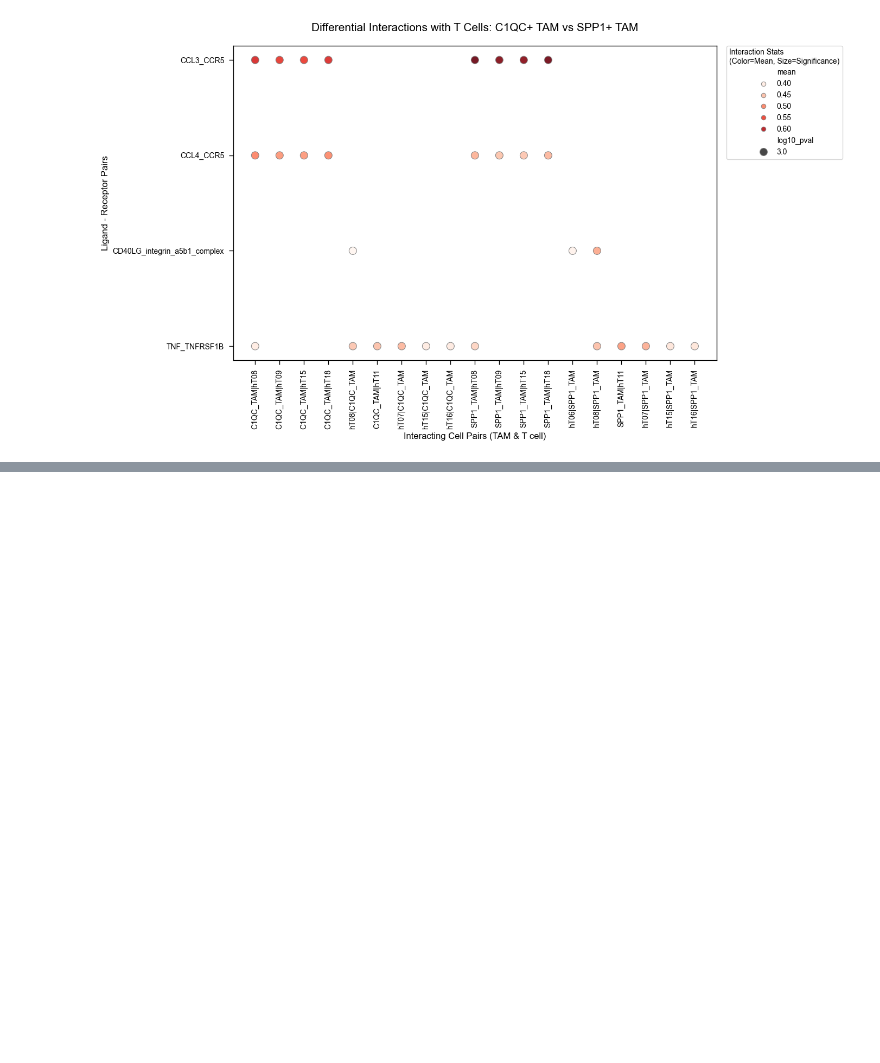
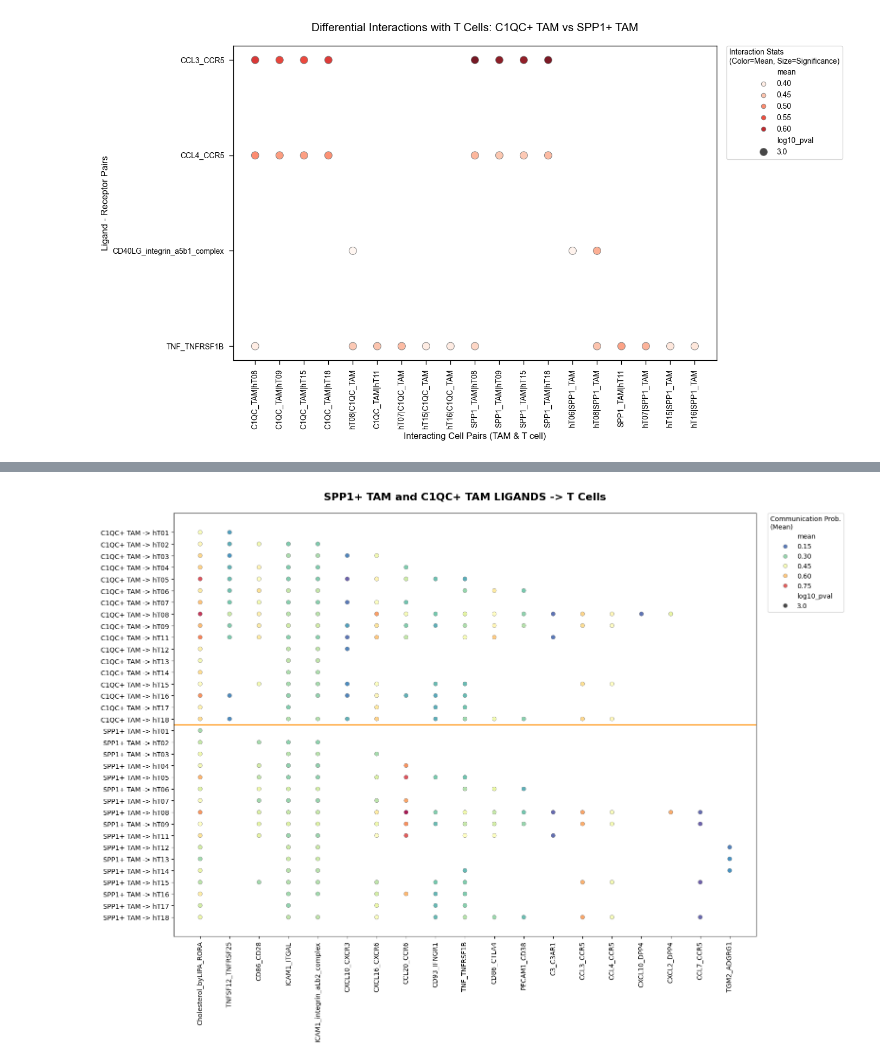
Before and after one commit to LittleDo999/Dissertation-project-MSc-Data-Science-, a Jupyter notebook: CellPhoneDB V5.ipynb, the cells around one changed output, grey strips where cells are left out. Saved outputs shown, nothing was run; the diff lists cells and outputs as text; code cells hidden in the pictures; blank space fills up the shorter version.

```diff
--- a/CellPhoneDB V5.ipynb
+++ b/CellPhoneDB V5.ipynb
@@ -459,0 +569,99 @@ plt.show()
+# %%
+import pandas as pd
+import seaborn as sns
+import matplotlib.pyplot as plt
+import numpy as np
+import os
+import glob
+
+
+# Load CellPhoneDB results (Sub_ClusterID)
+out_dir_sub = "./cpdb_outputs"
+
+try:
+    pvals_file = max(glob.glob(os.path.join(out_dir_sub, "statistical_analysis_pvalues*.txt")), key=os.path.getctime)
+    means_file = max(glob.glob(os.path.join(out_dir_sub, "statistical_analysis_means*.txt")), key=os.path.getctime)
+except ValueError:
+    raise FileNotFoundError("Output file not found.")
+
+pvals_df = pd.read_csv(pvals_file, sep='\t')
+means_df = pd.read_csv(means_file, sep='\t')
+
+
+# Filtering for interactions with TAMs (hM12, hM13) as senders and T cells (starting with hT) as receivers
+pair_cols = [c for c in pvals_df.columns if '|' in c]
+
+target_pairs = []
+for c in pair_cols:
+    sender, receiver = c.split('|')
+    if sender in ['hM12', 'hM13'] and str(receiver).startswith('hT'):
+        target_pairs.append(c)
+
+
+pvals_long = pvals_df.melt(id_vars=['interacting_pair'], value_vars=target_pairs, var_name='cell_pair', value_name='pval')
+means_long = means_df.melt(id_vars=['interacting_pair'], value_vars=target_pairs, var_name='cell_pair', value_name='mean')
+
+plot_df_tams = pd.merge(pvals_long, means_long, on=['interacting_pair', 'cell_pair'])
+
+plot_df_tams['pval'] = pd.to_numeric(plot_df_tams['pval'], errors='coerce').fillna(1.0)
+plot_df_tams['mean'] = pd.to_numeric(plot_df_tams['mean'], errors='coerce').fillna(0.0)
+
+
+# Calculate significance and filter for significant interactions with p < 0.05
+plot_df_tams['log10_pval'] = -np.log10(plot_df_tams['pval'] + 1e-3)
+plot_df_tams = plot_df_tams[plot_df_tams['pval'] < 0.05].copy()
+
+def format_cell_pair(pair):
+    sender, receiver = pair.split('|')
+    sender_name = "C1QC+ TAM" if sender == 'hM12' else "SPP1+ TAM"
+    return f"{sender_name} -> {receiver}"
+
+if not plot_df_tams.empty:
+    plot_df_tams['formatted_pair'] = plot_df_tams['cell_pair'].apply(format_cell_pair)
+    # Sort by formatted_pair to ensure C1QC and SPP1 are grouped together
+    plot_df_tams = plot_df_tams.sort_values(by=['formatted_pair', 'interacting_pair'], ascending=[True, True])
+
+    # Identify the position of the dividing line (the boundary between C1QC and SPP1)
+    unique_pairs = plot_df_tams['formatted_pair'].unique()
+    split_index = 0
+    for i, pair in enumerate(unique_pairs):
+        if "SPP1+" in pair:
+            split_index = i
+            break
+
+
+    # Plot a CellChat-style grouped bubble plot
+    fig_height = max(8, len(unique_pairs) * 0.35)
+    plt.figure(figsize=(16, fig_height))
+
+    sns.scatterplot(
+        data=plot_df_tams,
+        x='interacting_pair',
+        y='formatted_pair',
+        size='log10_pval',
+        hue='mean',
+        palette='Spectral_r',
+        sizes=(40, 250),
+        alpha=0.9,
+        edgecolor='gray'
+    )
+
+    # Add the orange dividing line
+    if split_index > 0:
+        plt.axhline(y=split_index - 0.5, color='darkorange', linewidth=2, zorder=0)
+
+    plt.xticks(rotation=90, fontsize=10)
+    plt.yticks(fontsize=10)
+    plt.title("SPP1+ TAM and C1QC+ TAM LIGANDS -> T Cells", fontsize=16, fontweight='bold', pad=20)
+    plt.xlabel("", fontsize=12)
+    plt.ylabel("", fontsize=12)
+
+    plt.legend(bbox_to_anchor=(1.02, 1), loc='upper left', borderaxespad=0.,
+               title="Communication Prob.\n(Mean)", fontsize=10)
+
+    plt.tight_layout()
+    plt.show()
+else:
+    print("No significant interactions involving hM12/hM13 signaling to T cells were found.")
+# %% [output]
+[figure, added]
```
Also changed, not shown: parts of 6 cells of this notebook, 1 other file.
